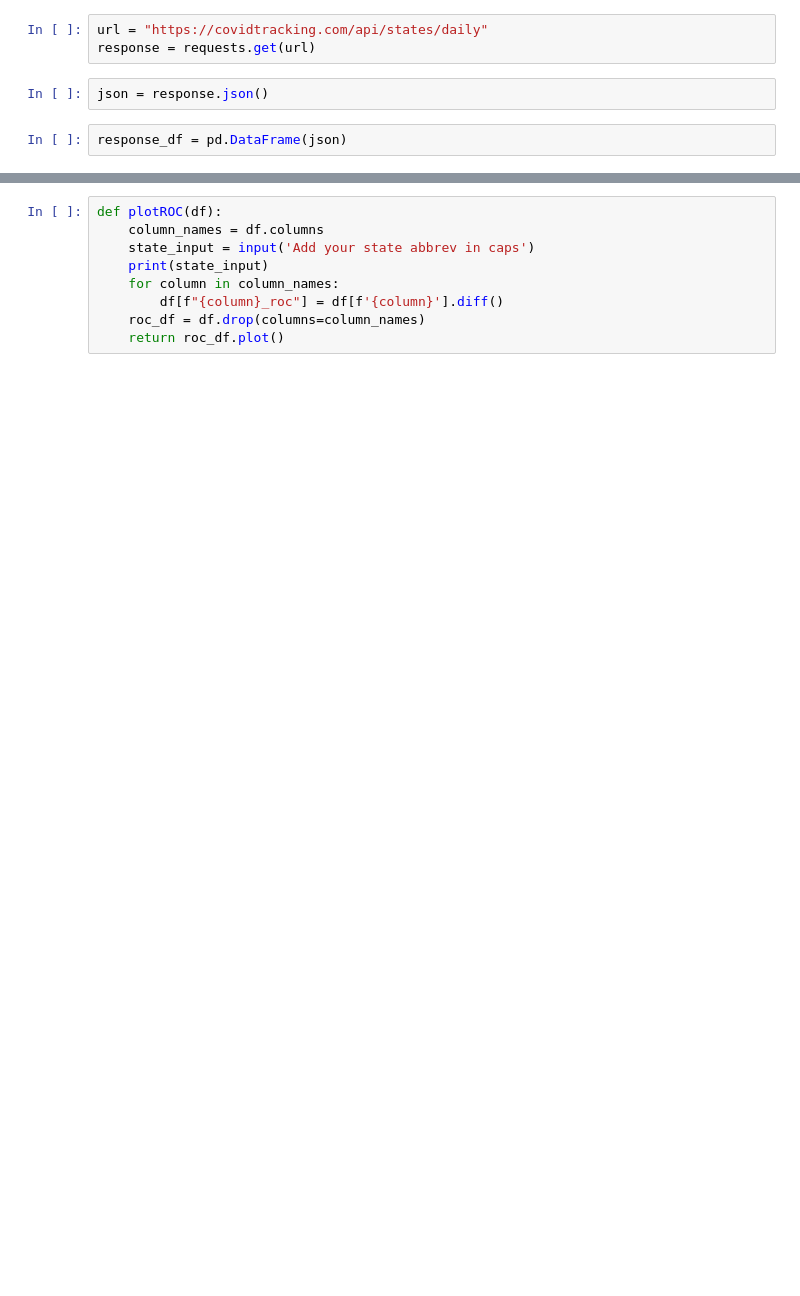
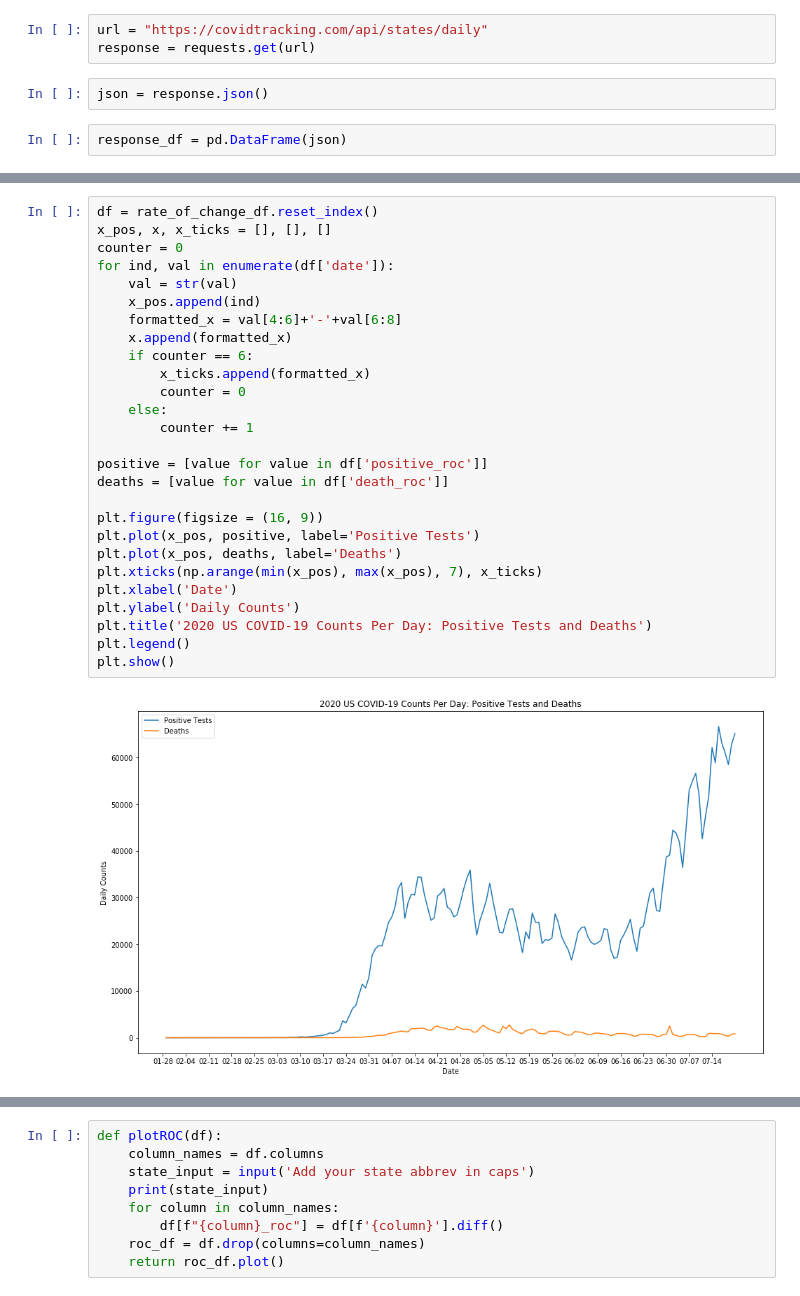
Before and after one commit to jacob-r-hassinger/COVID-19-US-Cases, a Jupyter notebook: COVID_US.ipynb, the cells around one changed output, grey strips where cells are left out. Drawn from its saved outputs; the diff is of its cells as text; blank space fills up the shorter version.

```diff
--- a/COVID_US.ipynb
+++ b/COVID_US.ipynb
@@ -116,3 +133,32 @@ rate_of_change_df.plot()
+# %%
+df = rate_of_change_df.reset_index()
+x_pos, x, x_ticks = [], [], []
+counter = 0
+for ind, val in enumerate(df['date']):
+    val = str(val)
+    x_pos.append(ind)
+    formatted_x = val[4:6]+'-'+val[6:8]
+    x.append(formatted_x)
+    if counter == 6:
+        x_ticks.append(formatted_x)
+        counter = 0
+    else:
+        counter += 1
+
+positive = [value for value in df['positive_roc']]
+deaths = [value for value in df['death_roc']]
+
+plt.figure(figsize = (16, 9))
+plt.plot(x_pos, positive, label='Positive Tests')
+plt.plot(x_pos, deaths, label='Deaths')
+plt.xticks(np.arange(min(x_pos), max(x_pos), 7), x_ticks)
+plt.xlabel('Date')
+plt.ylabel('Daily Counts')
+plt.title('2020 US COVID-19 Counts Per Day: Positive Tests and Deaths')
+plt.legend()
+plt.show()
+# %% [output]
+[figure, added]
 # %%
 date_dmv_df = response_df[['date', 'positive', 'hospitalizedCurrently', 'inIcuCurrently', 'onVentilatorCurrently', 'death']].loc[response_df['state'].isin(['VA', 'DC', 'MD'])].groupby(['date']).sum()
 date_dmv_df
```
Also changed, not shown: parts of 18 cells of this notebook.
